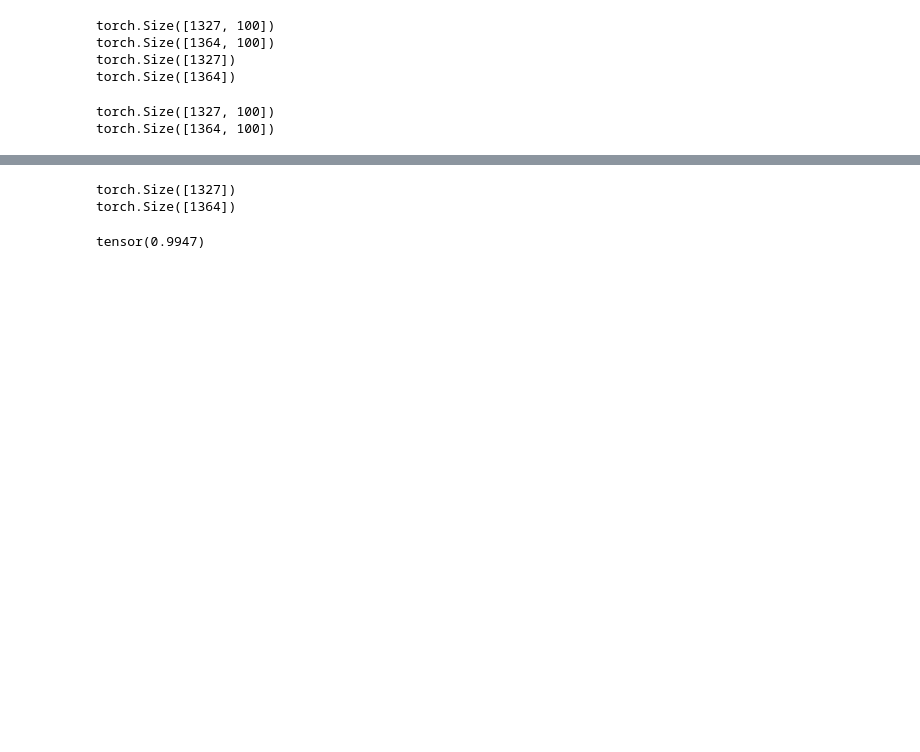
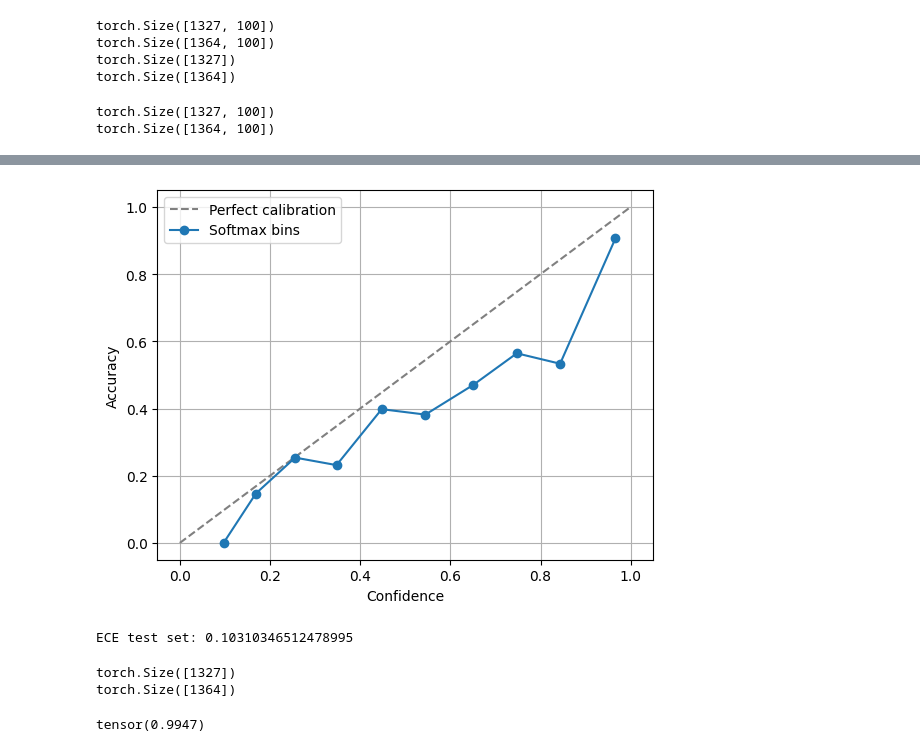
Before and after one commit to calgo-lab/BGR, a Jupyter notebook: notebooks/soil/Conformal_SoilNet.ipynb, the cells around one changed output, grey strips where cells are left out. Drawn from its saved outputs; the diff is of its cells as text; code cells hidden in the pictures; blank space fills up the shorter version.

```diff
--- a/notebooks/soil/Conformal_SoilNet.ipynb
+++ b/notebooks/soil/Conformal_SoilNet.ipynb
@@ -548,3 +406,10 @@ torch.Size([1364, 100])
+# %%
+# Calibration curve on test set
+ece_test = plot_calibration_curve(all_pred_probs_test, all_true_hor_inds_test, 10)
+print(f"ECE test set: {ece_test}")
+# %% [output]
+[figure, added]
+ECE test set: 0.10310346512478995
 # %%
 # Get probabilities of the true class
 prob_true_class_calib = all_pred_probs_calib[torch.arange(len(all_true_hor_inds_calib)), all_true_hor_inds_calib]
```
Also changed, not shown: parts of 12 cells of this notebook, 1 other file.
